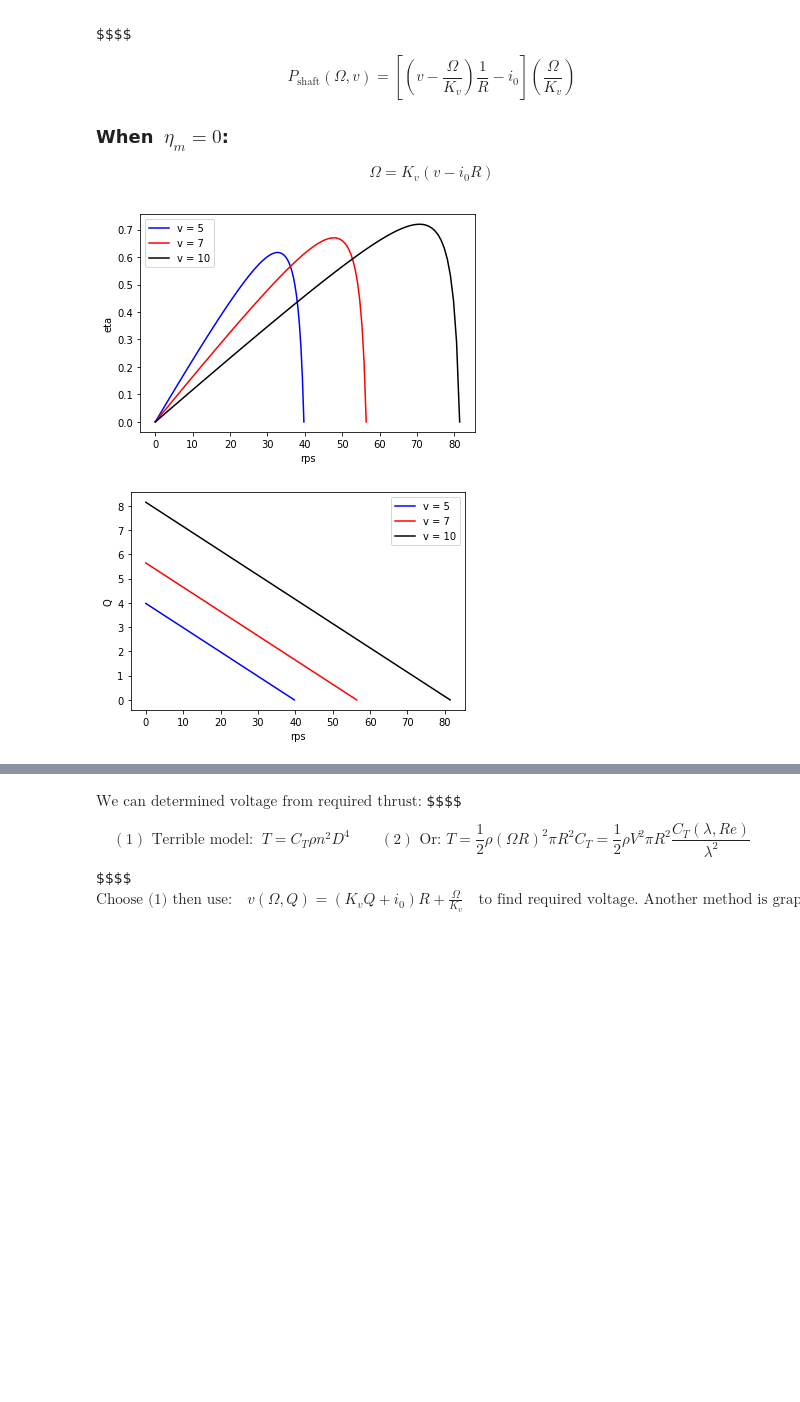
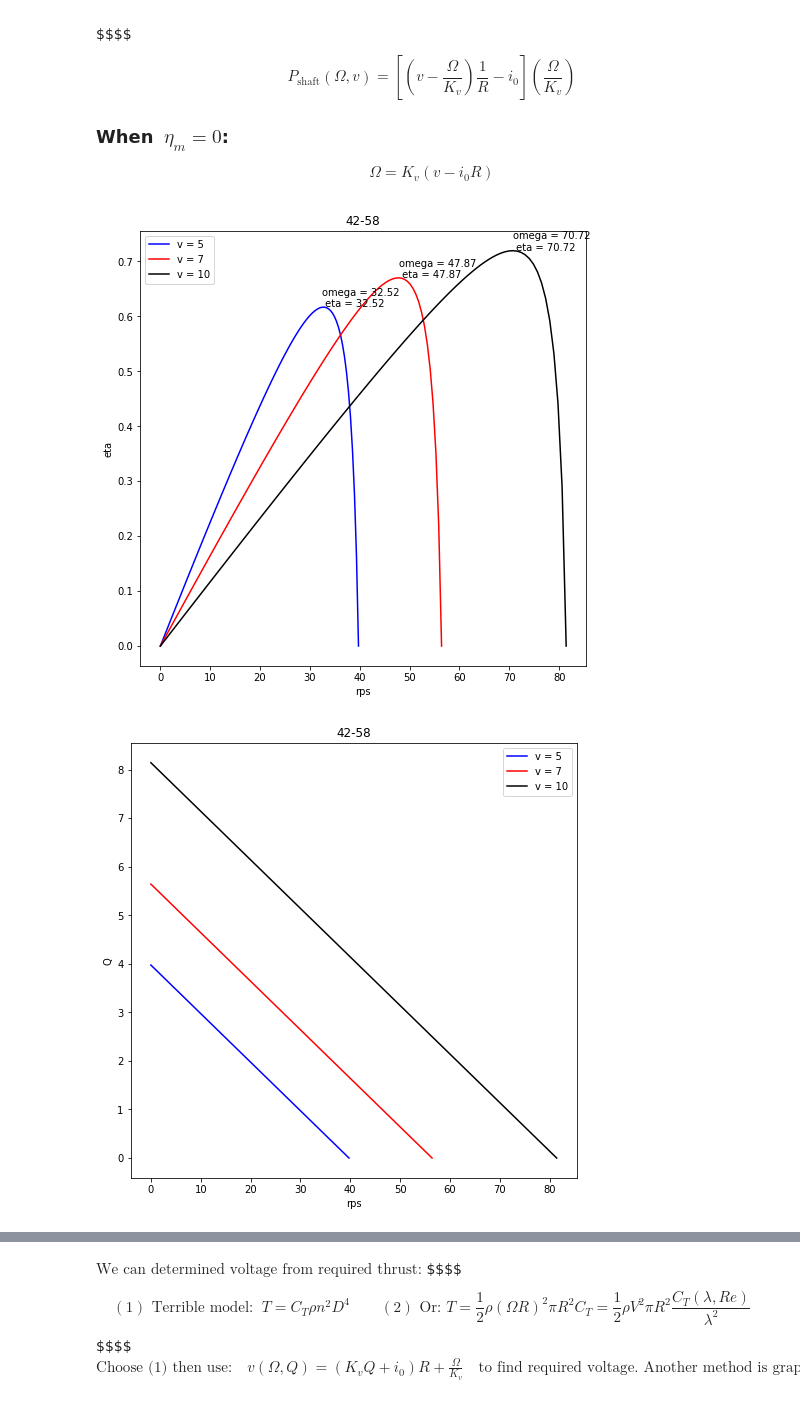
Before and after one commit to Fishabh/aae451-notebook, a Jupyter notebook: propulsion.ipynb, the cells around one changed output, grey strips where cells are left out. Drawn from its saved outputs; the diff is of its cells as text; code cells hidden in the pictures; blank space fills up the shorter version.

```diff
--- a/propulsion.ipynb
+++ b/propulsion.ipynb
@@ -89,36 +89,38 @@ lines = np.array([i for i in range(num)])
 kv = np.array(data['KV [RPM/V]'])[0:num] / 60 # equation requires rad/s/volt
 R = np.array(data['Resistance [Ohms]'])[0:num]
 i0 = np.array(data['No load current at 10 V [A]'])[0:num]
 #v = np.random.randint(high= 11, low= 8, size=3, replace=False)
 v = [5,7,10] ##check battery voltages
 
 rgb = ['blue', 'red', 'black']
 
 functions = {'eta': eta_m, 'Q': Q_m, 'Pshaft': Pshaft}
 
 for line in lines[0:2]: ## to keep it brief for now!!!
     if kv[line] is str:
         pass
     elif R[line] is str:
         pass
     elif i0[line] is str:
         pass
     else:
         for fun in functions:
-            plt.figure()
-            plt.tilte(motor_names[line])
+            plt.figure(figsize=(8,8))
+            plt.title(motor_names[line])
             for j in range(len(v)):
                 omega = np.linspace(0, kv[line]*(v[j] - i0[line]*R[line]), 100)
 
                 func = np.array(functions[fun](kv = kv[line], R=R[line], i0=i0[line], v=v[j]))
 
                 plt.plot(omega, func, color=rgb[j], label= 'v = ' + str(v[j]))
                 plt.xlabel('rps')
                 plt.ylabel(fun)
                 if fun == 'eta':
-                    plt.text(omega[np.where(func == np.nanmax(func))], np.nanmax(func), \
-                            str('omega = ' omega[np.where(func == np.nanmax(func))]))
+                    eta_max = np.nanmax(func)
+                    rps_max = omega[np.where(func == eta_max)][0]
+                    plt.text(rps_max, np.nanmax(func), \
+                            'omega = {0:.2f} \n eta = {0:.2f}'.format(rps_max, eta_max))
             plt.legend()
 # %% [output]
-[figure, old version]
+[figure, new version]
-[figure, old version]
+[figure, new version]
```
Also changed, not shown: parts of 8 cells of this notebook, 3 other files.
